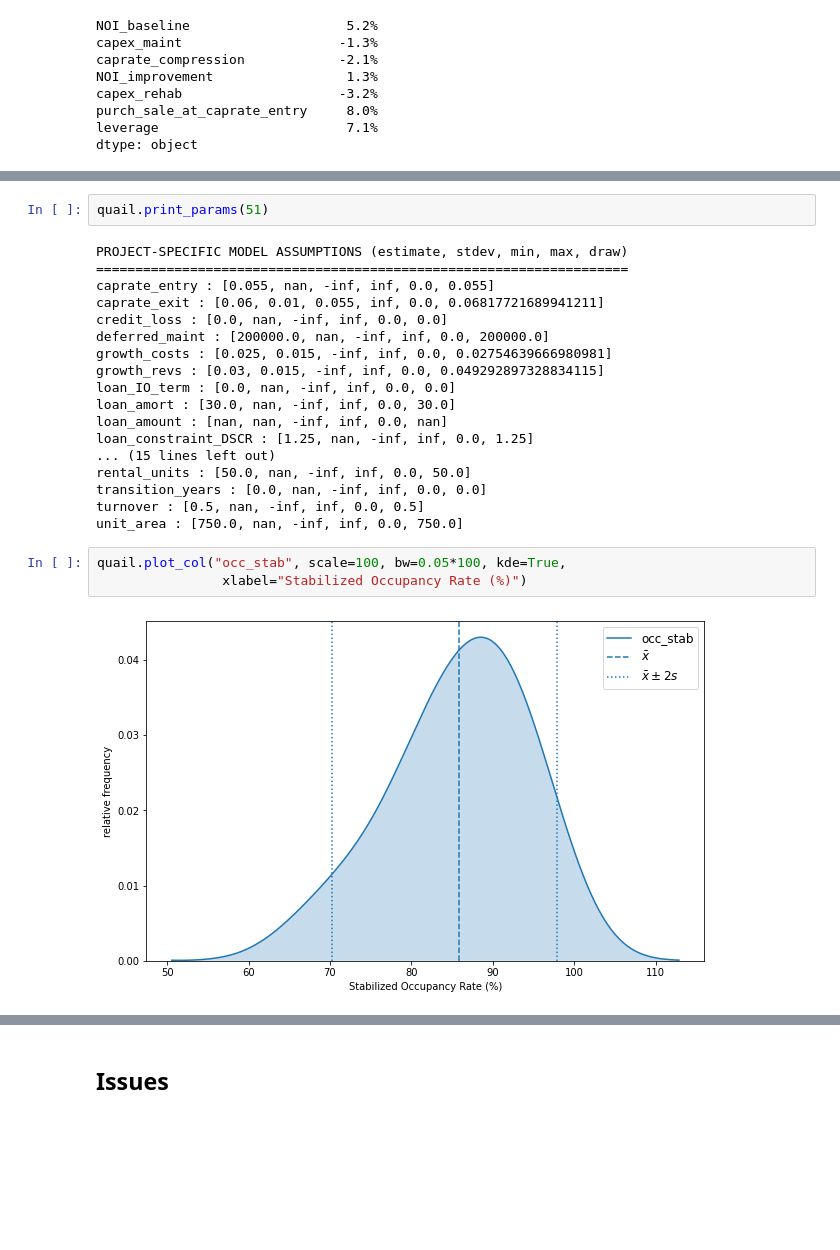
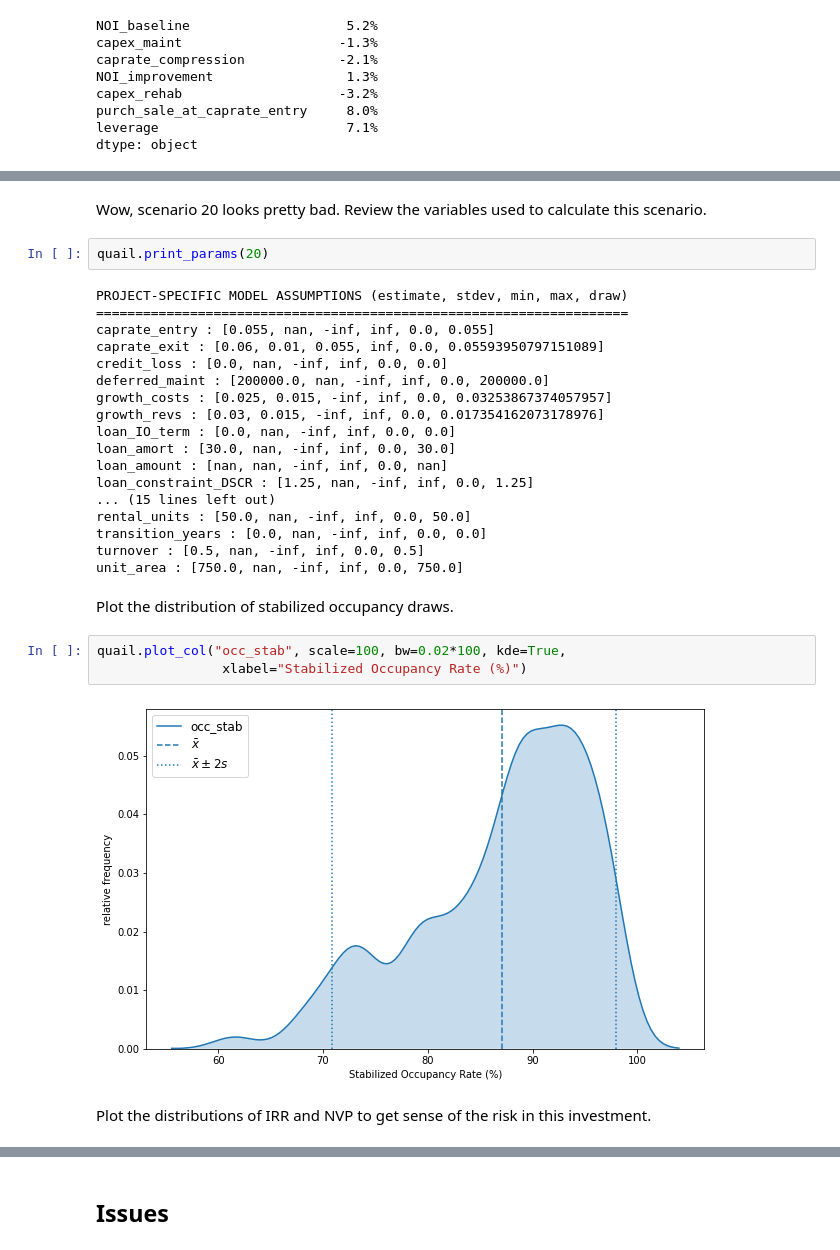
Before and after one commit to tedteske/CRE_Monte_Carlo, a Jupyter notebook: CRE_Monte_Carlo.ipynb, the cells around one changed output, grey strips where cells are left out. Cells and saved outputs as stored; diff of their text form; blank space fills up the shorter version.

```diff
--- a/CRE_Monte_Carlo.ipynb
+++ b/CRE_Monte_Carlo.ipynb
@@ -891,14 +911,16 @@ NPV                                                              -1,677,592
+# %% [markdown]
+Wow, scenario 20 looks pretty bad. Review the variables used to calculate this scenario.
 # %%
-quail.print_params(51)
+quail.print_params(20)
 # %% [output]
 PROJECT-SPECIFIC MODEL ASSUMPTIONS (estimate, stdev, min, max, draw)
 ====================================================================
 caprate_entry : [0.055, nan, -inf, inf, 0.0, 0.055]
-caprate_exit : [0.06, 0.01, 0.055, inf, 0.0, 0.06817721689941211]
+caprate_exit : [0.06, 0.01, 0.055, inf, 0.0, 0.05593950797151089]
 credit_loss : [0.0, nan, -inf, inf, 0.0, 0.0]
 deferred_maint : [200000.0, nan, -inf, inf, 0.0, 200000.0]
-growth_costs : [0.025, 0.015, -inf, inf, 0.0, 0.02754639666980981]
-growth_revs : [0.03, 0.015, -inf, inf, 0.0, 0.049292897328834115]
+growth_costs : [0.025, 0.015, -inf, inf, 0.0, 0.03253867374057957]
+growth_revs : [0.03, 0.015, -inf, inf, 0.0, 0.017354162073178976]
 loan_IO_term : [0.0, nan, -inf, inf, 0.0, 0.0]
 loan_amort : [30.0, nan, -inf, inf, 0.0, 30.0]
 loan_amount : [nan, nan, -inf, inf, 0.0, nan]
@@ -908,11 +930,15 @@ rental_units : [50.0, nan, -inf, inf, 0.0, 50.0]
 transition_years : [0.0, nan, -inf, inf, 0.0, 0.0]
 turnover : [0.5, nan, -inf, inf, 0.0, 0.5]
 unit_area : [750.0, nan, -inf, inf, 0.0, 750.0]
+# %% [markdown]
+Plot the distribution of stabilized occupancy draws.
 # %%
-quail.plot_col("occ_stab", scale=100, bw=0.05*100, kde=True,
+quail.plot_col("occ_stab", scale=100, bw=0.02*100, kde=True,
                 xlabel="Stabilized Occupancy Rate (%)")
 # %% [output]
-[figure, old version]
+[figure, new version]
+# %% [markdown]
+Plot the distributions of IRR and NVP to get sense of the risk in this investment.
 # %%
 quail.plot_col("IRR", scale=100, bw=0.05*100,
                 xlabel="Internal Rate of Return (%)")
```
Also changed, not shown: parts of 21 cells of this notebook.
